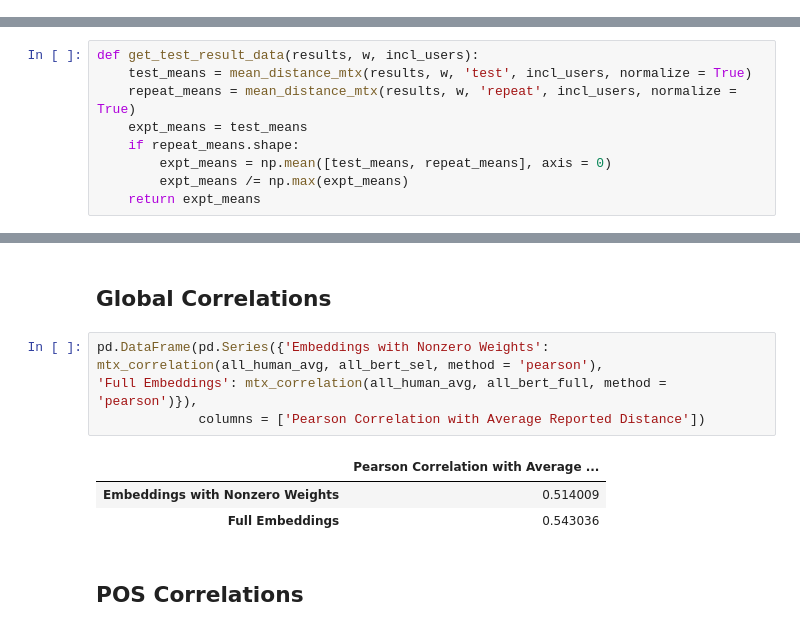
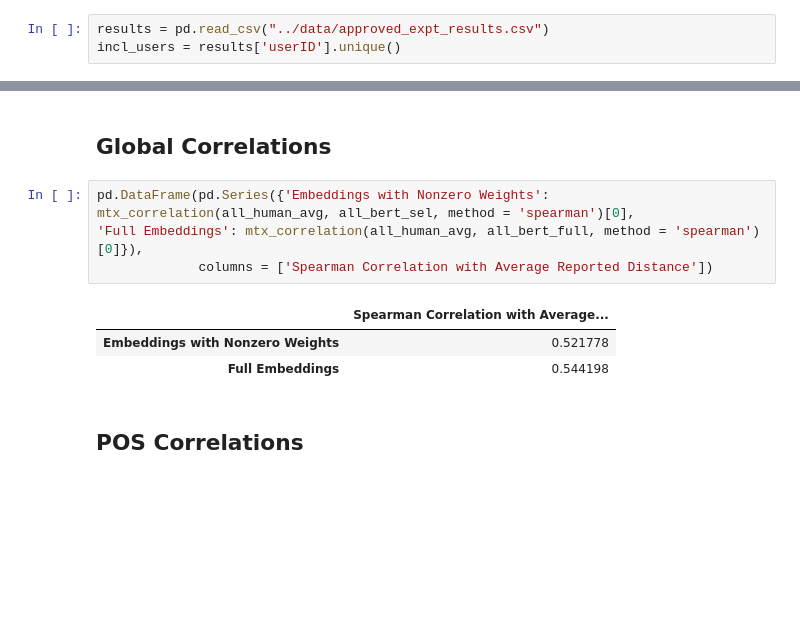
Before and after one commit to sathvikn/bert-wordsense, a Jupyter notebook: codebase/notebooks/comparing-expt-data.ipynb, the cells around one changed output, grey strips where cells are left out. Cells and saved outputs as stored; diff of their text form; blank space fills up the shorter version.

```diff
--- a/codebase/notebooks/comparing-expt-data.ipynb
+++ b/codebase/notebooks/comparing-expt-data.ipynb
@@ -24,14 +19,8 @@ incl_users = incl_users.tolist()
+# %%
+results = pd.read_csv("../data/approved_expt_results.csv")
+incl_users = results['userID'].unique()
 # %%
 shared_words = ['foot_n', 'table_n', 'plane_n', 'degree_n', 'right_n', 'model_n']
 lemma_counts = get_lemma_counts(results, incl_users, db)
 test_repeat_words = lemma_counts[lemma_counts['num_trials'] > 10]['lemma'].tolist()
 all_words = shared_words + test_repeat_words
-# %%
-def get_test_result_data(results, w, incl_users):
-    test_means = mean_distance_mtx(results, w, 'test', incl_users, normalize = True)
-    repeat_means = mean_distance_mtx(results, w, 'repeat', incl_users, normalize = True)
-    expt_means = test_means
-    if repeat_means.shape:
-        expt_means = np.mean([test_means, repeat_means], axis = 0)
-        expt_means /= np.max(expt_means)
-    return expt_means
@@ -62,13 +104,13 @@ all_trials = results[results['lemma'].isin(all_words) & (results['userID'].isin(
 # %% [markdown]
 ## Global Correlations
 # %%
-pd.DataFrame(pd.Series({'Embeddings with Nonzero Weights': mtx_correlation(all_human_avg, all_bert_sel, method = 'pearson'),
-'Full Embeddings': mtx_correlation(all_human_avg, all_bert_full, method = 'pearson')}),
-             columns = ['Pearson Correlation with Average Reported Distance'])
+pd.DataFrame(pd.Series({'Embeddings with Nonzero Weights': mtx_correlation(all_human_avg, all_bert_sel, method = 'spearman')[0],
+'Full Embeddings': mtx_correlation(all_human_avg, all_bert_full, method = 'spearman')[0]}),
+             columns = ['Spearman Correlation with Average Reported Distance'])
 # %% [output]
-|  | Pearson Correlation with Average ... |
-| Embeddings with Nonzero Weights | 0.514009 |
-| Full Embeddings | 0.543036 |
+|  | Spearman Correlation with Average... |
+| Embeddings with Nonzero Weights | 0.521778 |
+| Full Embeddings | 0.544198 |
 # %% [markdown]
 ## POS Correlations
 # %%
```
Also changed, not shown: parts of 15 cells of this notebook.
